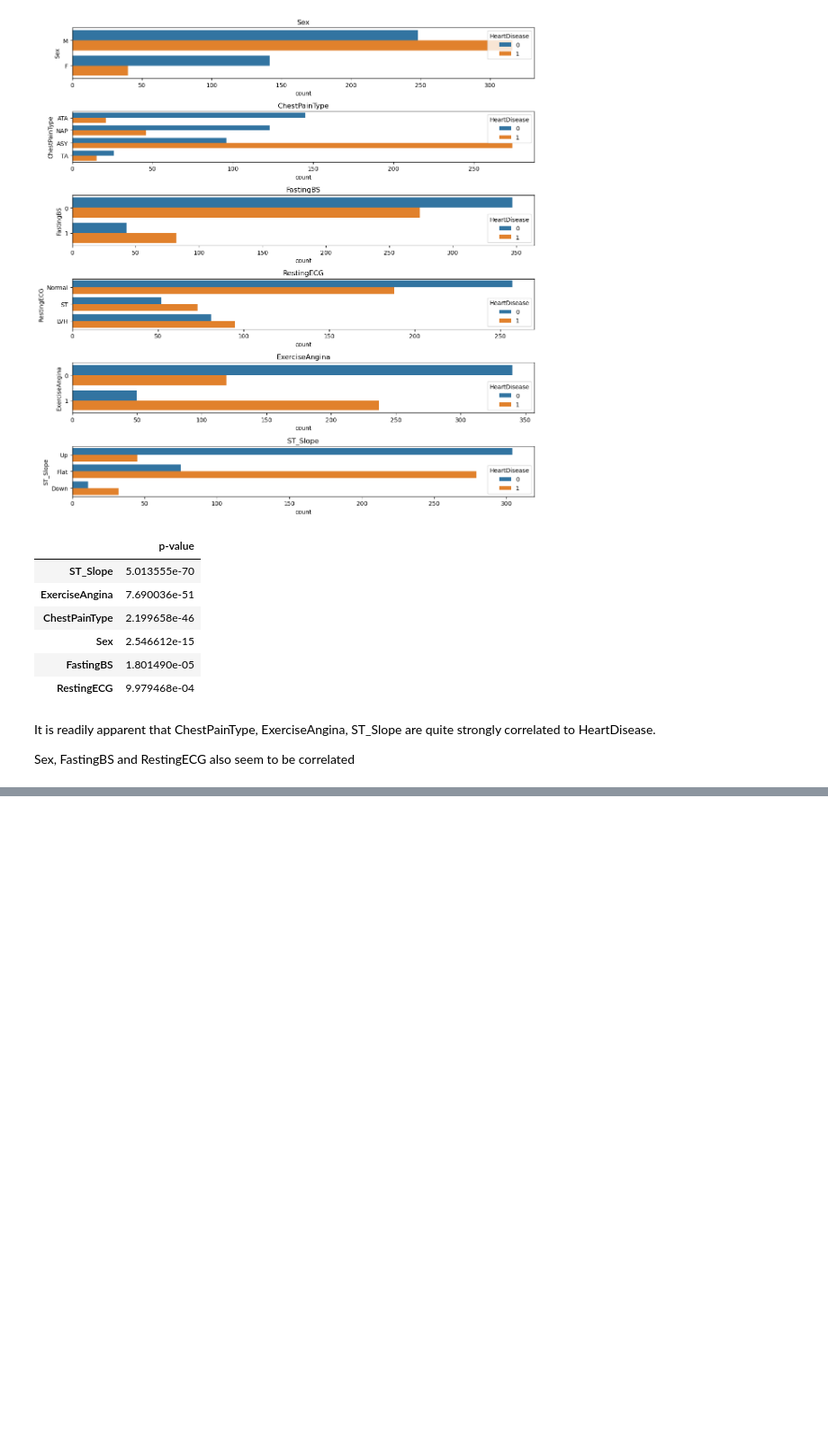
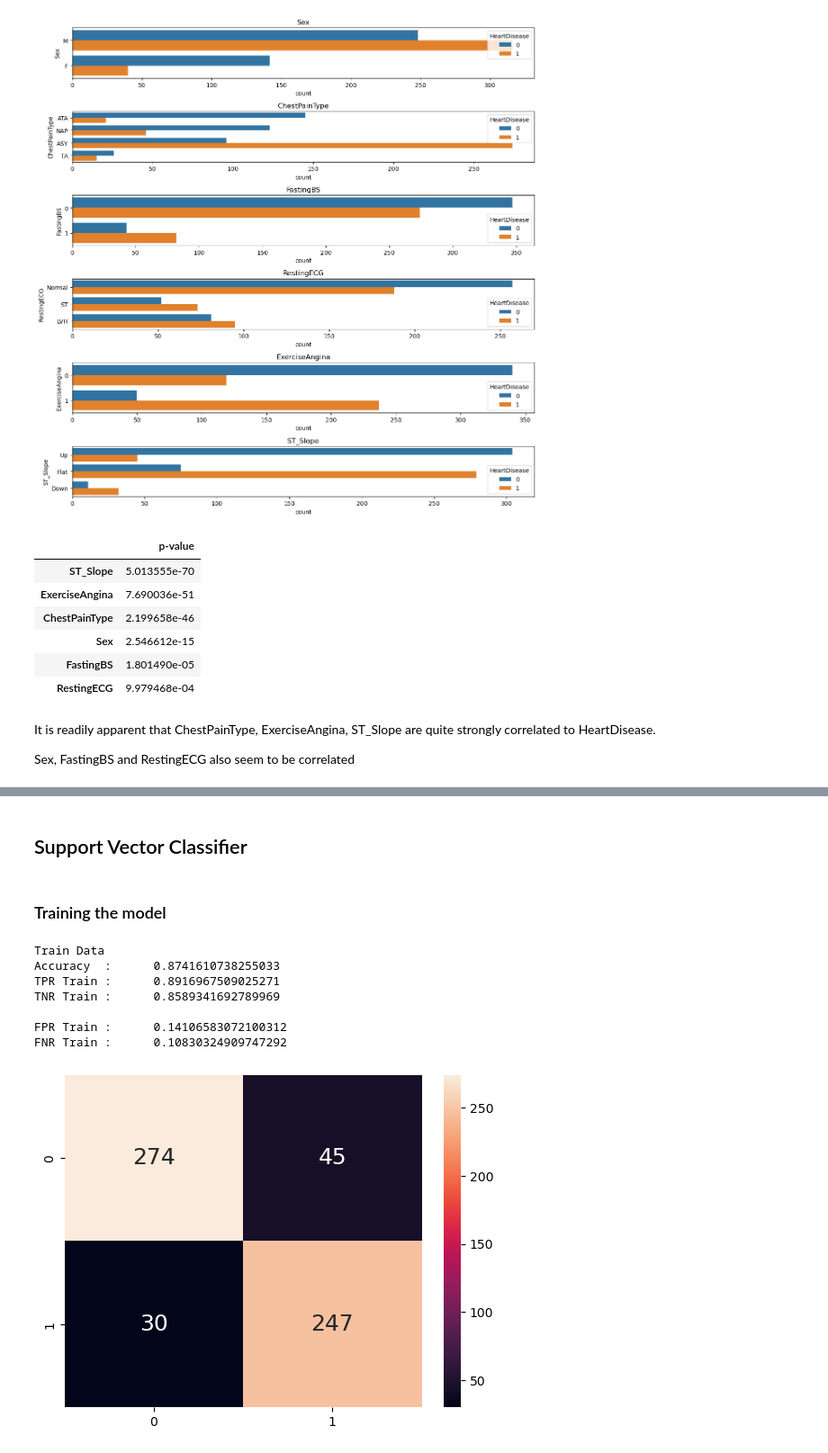
Before and after one commit to yeokayhong/SC1015, a Jupyter notebook: project.ipynb, the cells around one changed output, grey strips where cells are left out. Shown at 90% size. Cells and saved outputs as stored; diff of their text form; code cells hidden in the pictures; blank space fills up the shorter version.

```diff
--- a/project.ipynb
+++ b/project.ipynb
@@ -177,0 +274,36 @@ x_train, x_test, y_train, y_test = train_test_split(x, y, test_size=0.2, random_
+# %% [markdown]
+## Support Vector Classifier
+# %% [markdown]
+### Training the model
+# %%
+clf = make_pipeline(StandardScaler(), SVC(gamma='auto'))
+clf.fit(x_train, y_train)
+y_train_pred = clf.predict(x_train)
+
+cmTrain = confusion_matrix(y_train, y_train_pred)
+tpTrain = cmTrain[1][1] # True Positives : Good (1) predicted Good (1)
+fpTrain = cmTrain[0][1] # False Positives : Bad (0) predicted Good (1)
+tnTrain = cmTrain[0][0] # True Negatives : Bad (0) predicted Bad (0)
+fnTrain = cmTrain[1][0] # False Negatives : Good (1) predicted Bad (0)
+
+print("Train Data")
+print("Accuracy  :\t", clf.score(x_train, y_train))
+
+print("TPR Train :\t", (tpTrain/(tpTrain + fnTrain)))
+print("TNR Train :\t", (tnTrain/(tnTrain + fpTrain)))
+print()
+
+print("FPR Train :\t", (fpTrain/(tnTrain + fpTrain)))
+print("FNR Train :\t", (fnTrain/(tpTrain + fnTrain)))
+
+seaborn.heatmap(confusion_matrix(y_train, y_train_pred), annot = True, fmt=".0f", annot_kws={"size": 18})
+plt.show()
+# %% [output]
+Train Data
+Accuracy  :      0.8741610738255033
+TPR Train :      0.8916967509025271
+TNR Train :      0.8589341692789969
+
+FPR Train :      0.14106583072100312
+FNR Train :      0.10830324909747292
+[figure, added]
```
Also changed, not shown: parts of 18 cells of this notebook.
